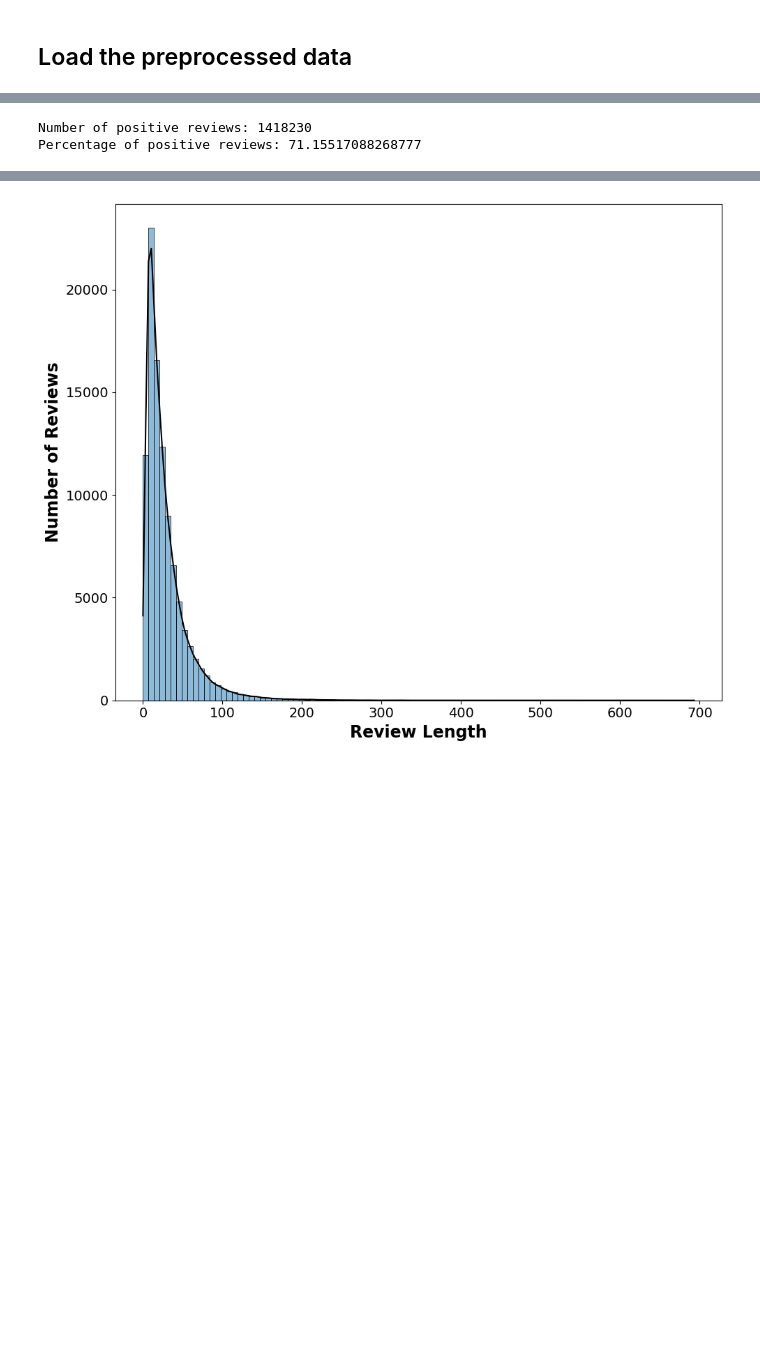
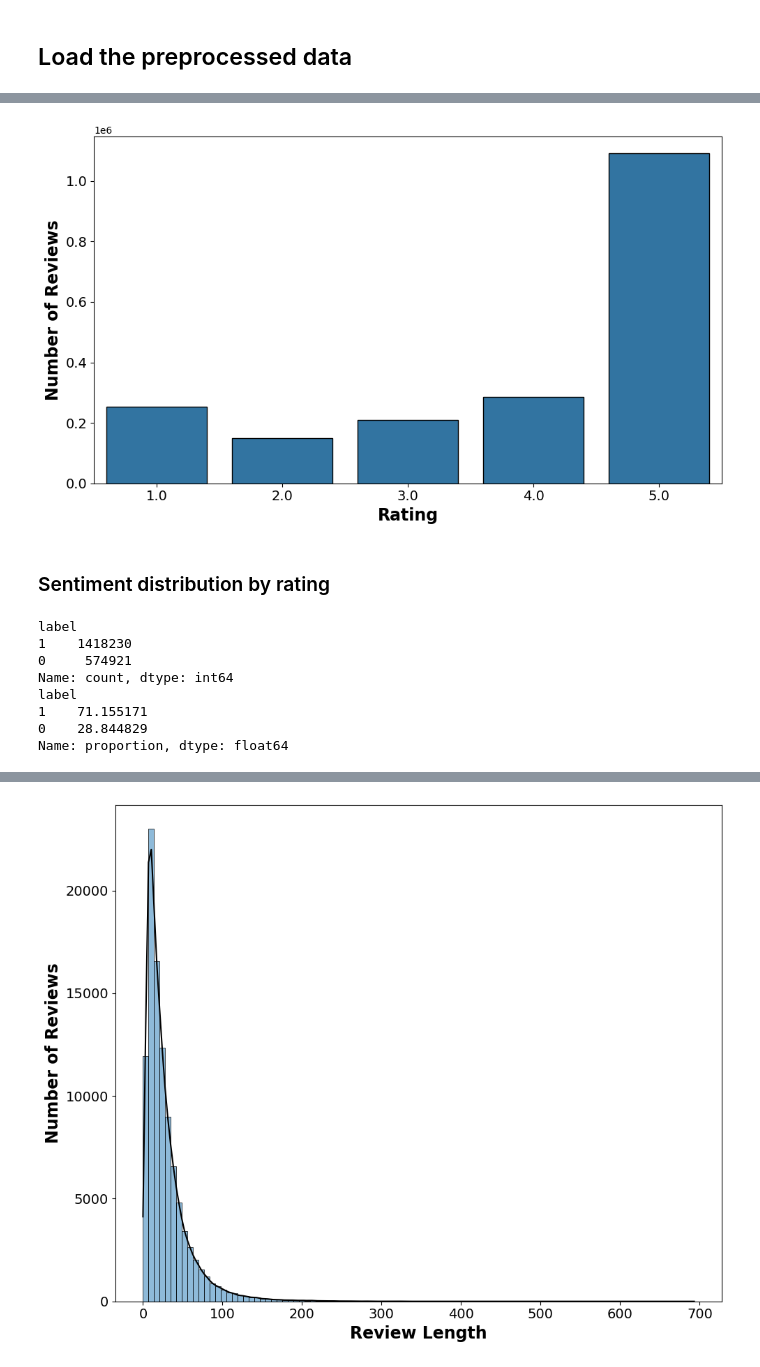
Before and after one commit to valentin-velev29/DLSS-24-GPT-2-Project, a Jupyter notebook: EDA.ipynb, the cells around one changed output, grey strips where cells are left out. Drawn from its saved outputs; the diff is of its cells as text; code cells hidden in the pictures; blank space fills up the shorter version.

Commit message:
EDA all dataset plot readded

```diff
--- a/EDA.ipynb
+++ b/EDA.ipynb
@@ -46,6 +51,7 @@ set_seed(42)
 ## Load the preprocessed data
 # %%
 # Load sampled training data
-with ZipFile('checkpoint3.zip', 'r') as zip1:
+with ZipFile('Data/checkpoint3.zip', 'r') as zip1:
     with zip1.open('checkpoint3.csv') as file:
         reviews_sample = pd.read_csv(file)
+        file.close()
@@ -54,5 +58,6 @@ with ZipFile('checkpoint3.zip', 'r') as zip1:
 # %%
-# Load sampled training data
-with ZipFile('checkpoint2.zip', 'r') as zip2:
+# Load sampled training
+with ZipFile('Data/checkpoint2.zip', 'r') as zip2:
     with zip2.open('checkpoint2.csv') as file:
         reviews_all = pd.read_csv(file)
+        file.close()
@@ -59,9 +68,38 @@ with ZipFile('checkpoint2.zip', 'r') as zip2:
+# %%
+# Extract number of reviews by ratings
+ratings = pd.DataFrame(reviews_all['rating'].value_counts())
+
+# Plot number of reviews by ratings
+plt.figure(figsize=(10, 6))
+sns_barplot = sns.barplot(x='rating', y='count', data=ratings)
+for bar in sns_barplot.patches:
+    bar.set_edgecolor('black')  # Set the border color
+    bar.set_linewidth(1)        # Set the border thickness
+#plt.title('Rating Distribution', weight='bold')
+plt.xlabel('Rating', weight='bold', fontsize=17)
+plt.ylabel('Number of Reviews', weight='bold', fontsize=17)
+plt.xticks(fontsize=14)
+plt.yticks(fontsize=14)
+plt.savefig('Plots/rating_distribution_all.pdf', format='pdf', dpi=1500)
+plt.tight_layout()
+plt.show()
+# %% [output]
+[figure, added]
+# %% [markdown]
+### Sentiment distribution by rating
 # %%
+# Replace 1 with 'POS' and 0 with 'NEG'
 category_number = reviews_all['label'].value_counts()
-print('Number of positive reviews: ' + str(category_number[1]))
+print(category_number)
 
 category_percentages = reviews_all['label'].value_counts(normalize=True) * 100
-print('Percentage of positive reviews: ' + str(category_percentages[1]))
+print(category_percentages)
 # %% [output]
-Number of positive reviews: 1418230
-Percentage of positive reviews: 71.15517088268777
+label
+1    1418230
+0     574921
+Name: count, dtype: int64
+label
+1    71.155171
+0    28.844829
+Name: proportion, dtype: float64
```
Also changed, not shown: parts of 8 cells of this notebook, 2 other files.
